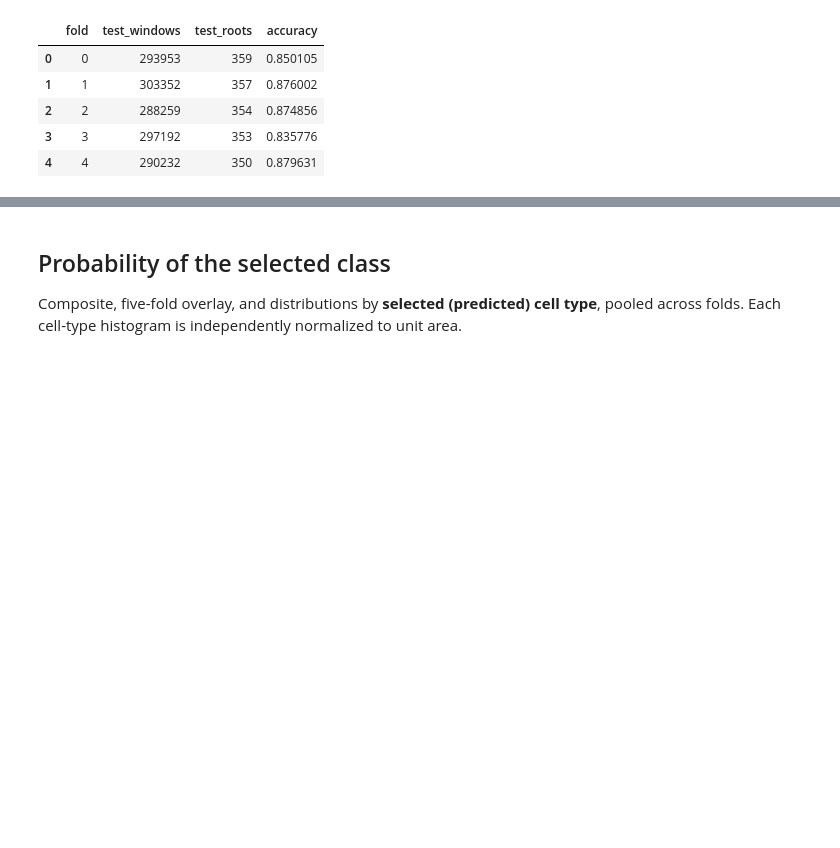
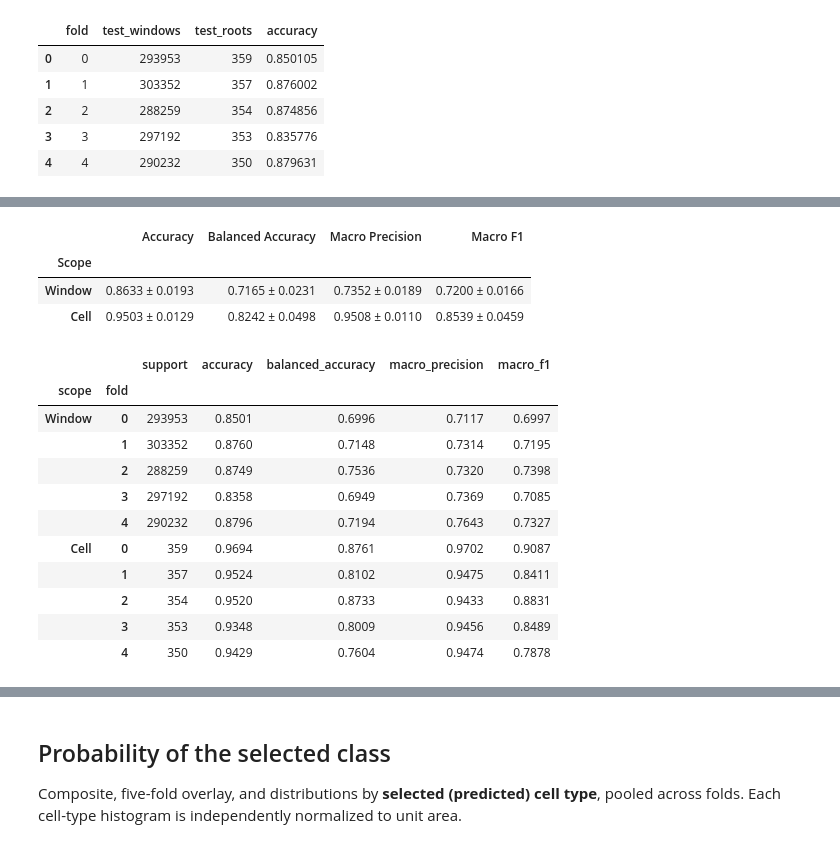
Before and after one commit to jcbliao/segclr_classifier, a Jupyter notebook: analysis/db_deployment/presynaptic/20261009/test_analysis.ipynb, the cells around one changed output, grey strips where cells are left out. Cells and saved outputs as stored; diff of their text form; code cells hidden in the pictures; blank space fills up the shorter version.

```diff
--- a/analysis/db_deployment/presynaptic/20261009/test_analysis.ipynb
+++ b/analysis/db_deployment/presynaptic/20261009/test_analysis.ipynb
@@ -59,0 +63,44 @@ display(pd.DataFrame({'fold': range(5), 'test_windows': [len(z['target']) for z
+# %%
+sys.path.insert(0, str(ROOT))
+from gnn.metrics import summarize, majority_vote_by_group
+
+fold_metrics = []
+confusion_counts = {'Window': [], 'Cell': []}
+metric_names = ['accuracy', 'balanced_accuracy', 'macro_precision', 'macro_f1']
+for fold, z in enumerate(folds):
+    # Ground truth must be constant within each labeled root.
+    labels_per_root = pd.DataFrame({'root': z['root_id'], 'target': z['target']}).groupby('root').target.nunique()
+    assert labels_per_root.max() == 1
+    cell_true, cell_pred = majority_vote_by_group(z['root_id'], z['target'], z['prediction'])
+    for scope, true, pred in [('Window', z['target'], z['prediction']), ('Cell', cell_true, cell_pred)]:
+        metrics = summarize(true, pred, len(classes), classes)
+        confusion_counts[scope].append(np.asarray(metrics['confusion_matrix']))
+        fold_metrics.append({'scope': scope, 'fold': fold, 'support': len(true),
+                             **{name: metrics[name] for name in metric_names}})
+fold_metrics = pd.DataFrame(fold_metrics)
+summary_rows = []
+for scope in ['Window', 'Cell']:
+    values = fold_metrics[fold_metrics.scope == scope]
+    summary_rows.append({'Scope': scope, **{
+        name.replace('_', ' ').title(): f'{values[name].mean():.4f} ± {values[name].std(ddof=1):.4f}'
+        for name in metric_names}})
+display(pd.DataFrame(summary_rows).set_index('Scope'))
+with pd.option_context('display.float_format', '{:.4f}'.format):
+    display(fold_metrics.set_index(['scope', 'fold']).loc[['Window', 'Cell']])
+# %% [output]
+|  | Accuracy | Balanced Accuracy | Macro Precision | Macro F1 |
+| Scope |  |  |  |  |
+| Window | 0.8633 ± 0.0193 | 0.7165 ± 0.0231 | 0.7352 ± 0.0189 | 0.7200 ± 0.0166 |
+| Cell | 0.9503 ± 0.0129 | 0.8242 ± 0.0498 | 0.9508 ± 0.0110 | 0.8539 ± 0.0459 |
+|  |  | support | accuracy | balanced_accuracy | macro_precision | macro_f1 |
+| scope | fold |  |  |  |  |  |
+| Window | 0 | 293953 | 0.8501 | 0.6996 | 0.7117 | 0.6997 |
+|  | 1 | 303352 | 0.8760 | 0.7148 | 0.7314 | 0.7195 |
+|  | 2 | 288259 | 0.8749 | 0.7536 | 0.7320 | 0.7398 |
+|  | 3 | 297192 | 0.8358 | 0.6949 | 0.7369 | 0.7085 |
+|  | 4 | 290232 | 0.8796 | 0.7194 | 0.7643 | 0.7327 |
+| Cell | 0 | 359 | 0.9694 | 0.8761 | 0.9702 | 0.9087 |
+|  | 1 | 357 | 0.9524 | 0.8102 | 0.9475 | 0.8411 |
+|  | 2 | 354 | 0.9520 | 0.8733 | 0.9433 | 0.8831 |
+|  | 3 | 353 | 0.9348 | 0.8009 | 0.9456 | 0.8489 |
+|  | 4 | 350 | 0.9429 | 0.7604 | 0.9474 | 0.7878 |
```
Also changed, not shown: parts of 3 cells of this notebook.
